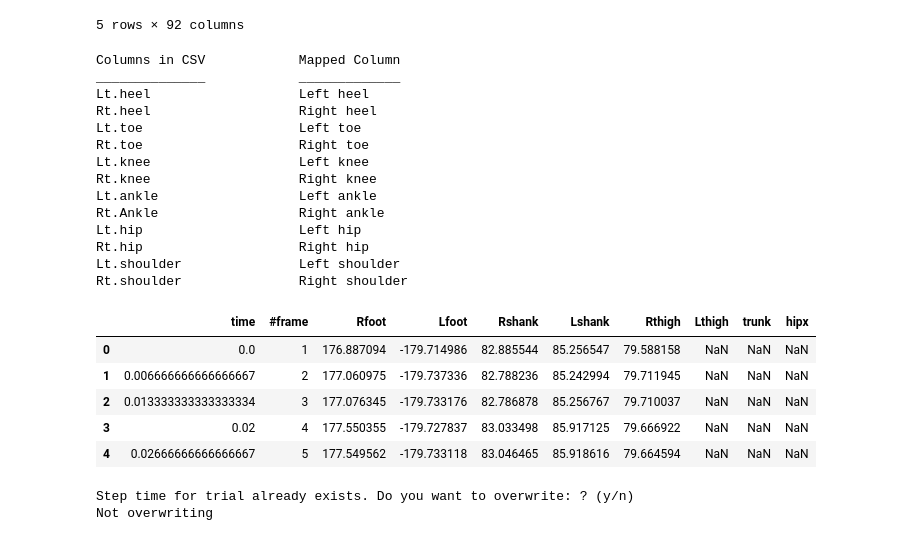
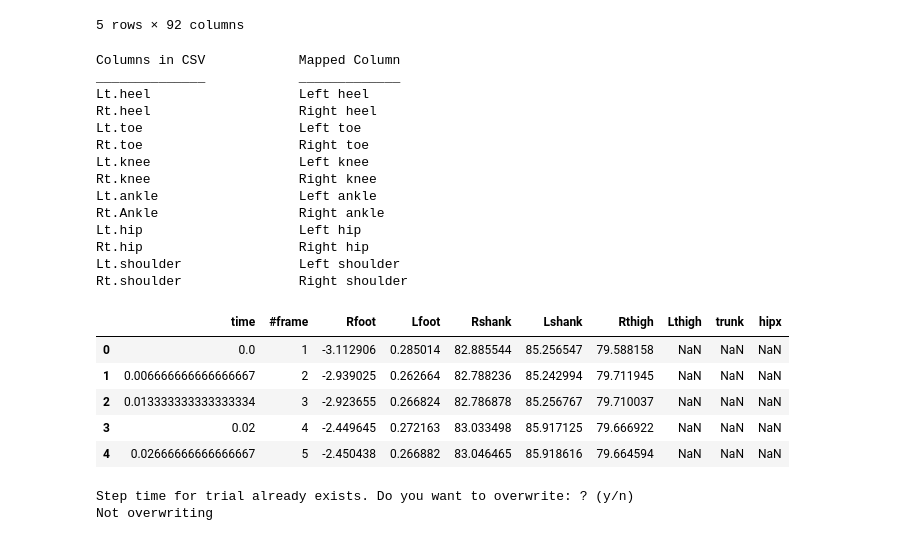
Before and after one commit to komar41/vigma, a Jupyter notebook: notebooks/_test.ipynb, the cells around one changed output. Drawn from its saved outputs; the diff is of its cells as text; code cells hidden in the pictures.

```diff
--- a/notebooks/_test.ipynb
+++ b/notebooks/_test.ipynb
@@ -37,27 +32,27 @@ function calls: motionToJointAngle, get_stp_params
 # %%
-df = motionToJointAngle(f_loc, p_id, t, save=True)
+df = emogis.motionToJointAngle(f_loc, p_id, t) # default: save = False
 df.head()
 # %% [output]
 Columns in CSV            Mapped Column
 ______________            _____________
 Lt.heel                   Left heel
 Rt.heel                   Right heel
 Lt.toe                    Left toe
 Rt.toe                    Right toe
 Lt.knee                   Left knee
 Rt.knee                   Right knee
 Lt.ankle                  Left ankle
 Rt.Ankle                  Right ankle
 Lt.hip                    Left hip
 Rt.hip                    Right hip
 Lt.shoulder               Left shoulder
 Rt.shoulder               Right shoulder
 |  | time | #frame | Rfoot | Lfoot | Rshank | Lshank | Rthigh | Lthigh | trunk | hipx |
-| 0 | 0.0 | 1 | 176.887094 | -179.714986 | 82.885544 | 85.256547 | 79.588158 | NaN | NaN | NaN |
-| 1 | 0.006666666666666667 | 2 | 177.060975 | -179.737336 | 82.788236 | 85.242994 | 79.711945 | NaN | NaN | NaN |
-| 2 | 0.013333333333333334 | 3 | 177.076345 | -179.733176 | 82.786878 | 85.256767 | 79.710037 | NaN | NaN | NaN |
-| 3 | 0.02 | 4 | 177.550355 | -179.727837 | 83.033498 | 85.917125 | 79.666922 | NaN | NaN | NaN |
-| 4 | 0.02666666666666667 | 5 | 177.549562 | -179.733118 | 83.046465 | 85.918616 | 79.664594 | NaN | NaN | NaN |
+| 0 | 0.0 | 1 | -3.112906 | 0.285014 | 82.885544 | 85.256547 | 79.588158 | NaN | NaN | NaN |
+| 1 | 0.006666666666666667 | 2 | -2.939025 | 0.262664 | 82.788236 | 85.242994 | 79.711945 | NaN | NaN | NaN |
+| 2 | 0.013333333333333334 | 3 | -2.923655 | 0.266824 | 82.786878 | 85.256767 | 79.710037 | NaN | NaN | NaN |
+| 3 | 0.02 | 4 | -2.449645 | 0.272163 | 83.033498 | 85.917125 | 79.666922 | NaN | NaN | NaN |
+| 4 | 0.02666666666666667 | 5 | -2.450438 | 0.266882 | 83.046465 | 85.918616 | 79.664594 | NaN | NaN | NaN |
 # %%
 """
 utils.py
```
Also changed, not shown: parts of 17 cells of this notebook, 7 other files.
